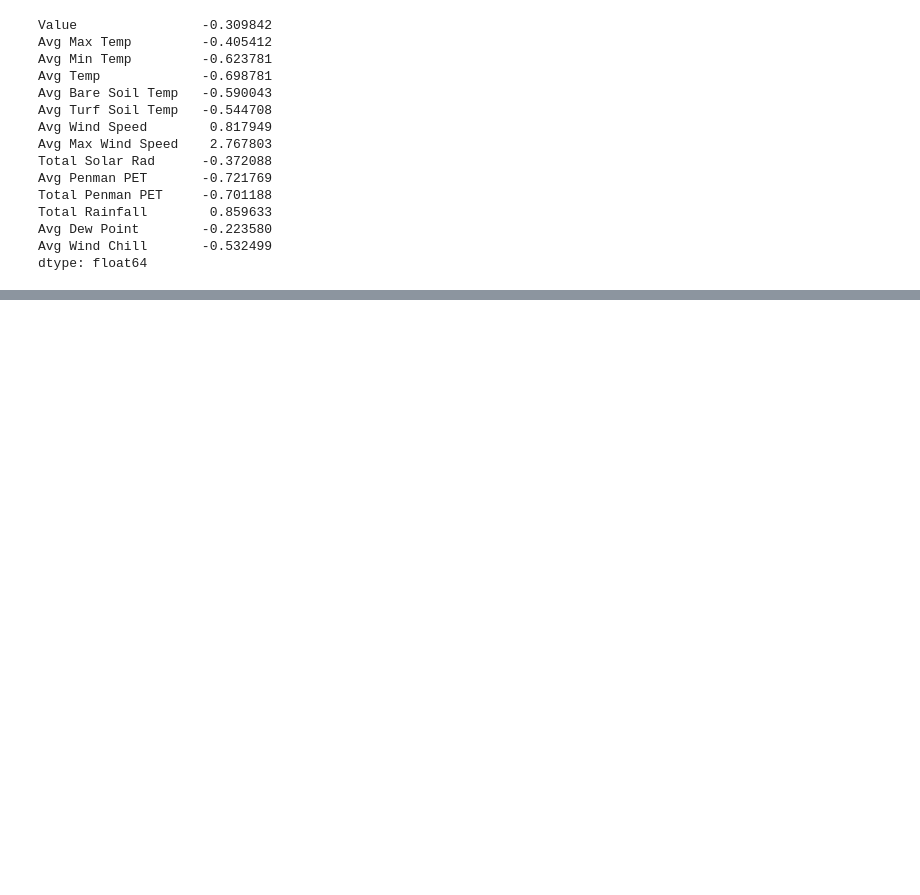
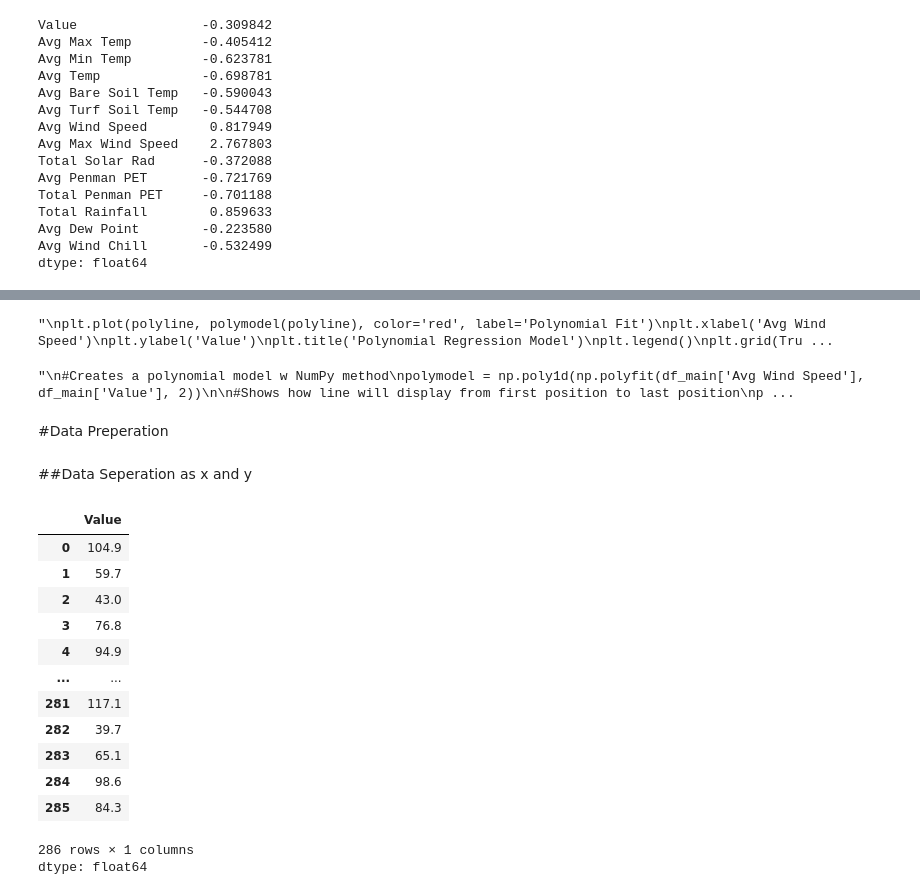
Before and after one commit to dajley/IQR-Method, a Jupyter notebook: Main_Dataset.ipynb, the cells around one changed output, grey strips where cells are left out. Saved outputs shown, nothing was run; the diff lists cells and outputs as text; code cells hidden in the pictures; blank space fills up the shorter version.

```diff
--- a/Main_Dataset.ipynb
+++ b/Main_Dataset.ipynb
@@ -180,0 +227,58 @@ for col in df_main.columns:
+# %%
+#draw line of polynomial regression
+'''
+plt.plot(polyline, polymodel(polyline), color='red', label='Polynomial Fit')
+plt.xlabel('Avg Wind Speed')
+plt.ylabel('Value')
+plt.title('Polynomial Regression Model')
+plt.legend()
+plt.grid(True)
+plt.show()
+'''
+# %% [output]
+"\nplt.plot(polyline, polymodel(polyline), color='red', label='Polynomial Fit')\nplt.xlabel('Avg Wind Speed')\nplt.ylabel('Value')\nplt.title('Polynomial Regression Model')\nplt.legend()\nplt.grid(Tru ...
+# %%
+'''
+#Creates a polynomial model w NumPy method
+polymodel = np.poly1d(np.polyfit(df_main['Avg Wind Speed'], df_main['Value'], 2))
+
+#Shows how line will display from first position to last position
+polyline = np.linspace(df_main['Avg Wind Speed'].min(), df_main['Avg Wind Speed'].max(), 100)
+
+#show original scatter plot
+plt.scatter(df_main['Avg Wind Speed'], df_main['Value'], color='blue', label='Original Data')
+
+#draw line of polynomial regression
+plt.plot(polyline, polymodel(polyline), color='red', label='Polynomial Fit')
+plt.xlabel('Avg Wind Speed')
+plt.ylabel('Value')
+plt.title('Polynomial Regression Model')
+plt.legend()
+plt.grid(True)
+plt.show()
+'''
+# %% [output]
+"\n#Creates a polynomial model w NumPy method\npolymodel = np.poly1d(np.polyfit(df_main['Avg Wind Speed'], df_main['Value'], 2))\n\n#Shows how line will display from first position to last position\np ...
+# %% [markdown]
+#Data Preperation
+# %% [markdown]
+##Data Seperation as x and y
+# %%
+#Define the target "Value" as y
+y = df_main['Value']
+y
+# %% [output]
+|  | Value |
+| 0 | 104.9 |
+| 1 | 59.7 |
+| 2 | 43.0 |
+| 3 | 76.8 |
+| 4 | 94.9 |
+| ... | ... |
+| 281 | 117.1 |
+| 282 | 39.7 |
+| 283 | 65.1 |
+| 284 | 98.6 |
+| 285 | 84.3 |
+286 rows × 1 columns
+dtype: float64
```
Also changed, not shown: parts of 28 cells of this notebook.
